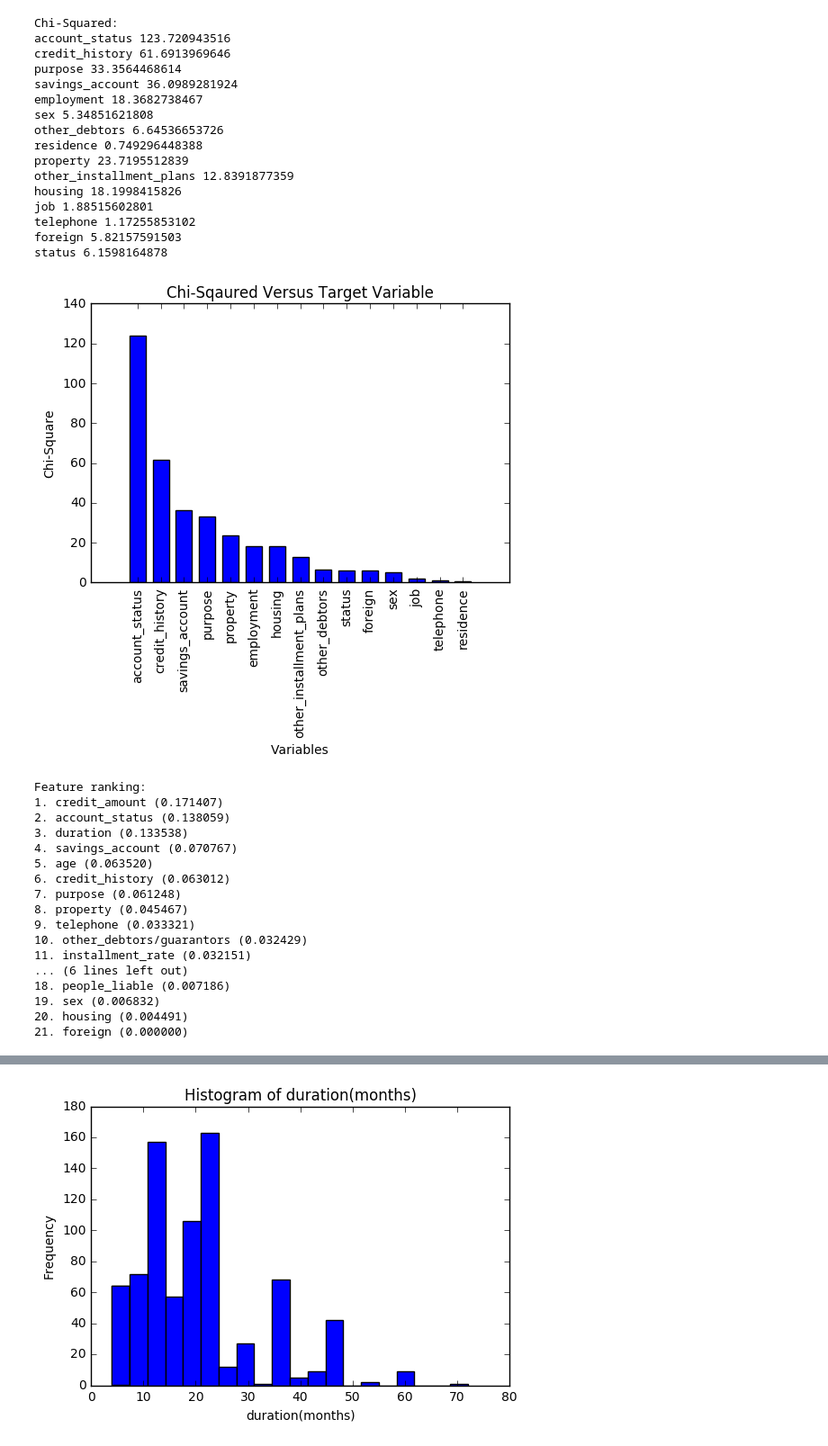
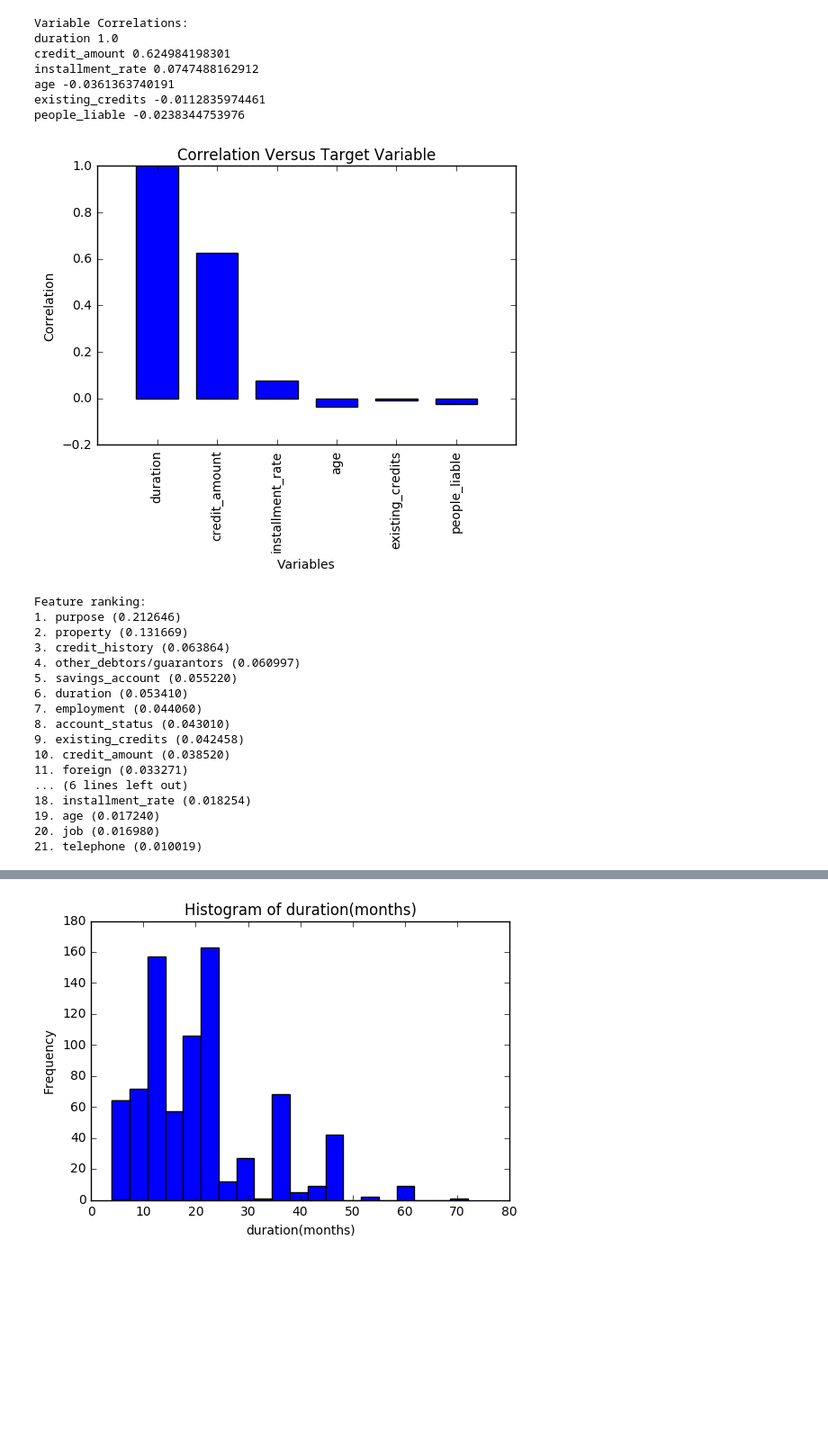
Before and after one commit to jonerra/German_Credit, a Jupyter notebook: StatExplore.ipynb, the cells around one changed output, grey strips where cells are left out. Shown: that part at 90% size. Cells and saved outputs as stored; diff of their text form; code cells hidden in the pictures; blank space fills up the shorter version.

```diff
--- a/StatExplore.ipynb
+++ b/StatExplore.ipynb
@@ -90,65 +90,56 @@ def explore(file, numfile, target):
     # clf = ExtraTreesClassifier(n_estimators=250, random_state=0)
     clf = DecisionTreeClassifier(random_state=0)
 
     # Fitting the decision tree
     clf.fit(X, y)
     importances = clf.feature_importances_
     indices = np.argsort(importances)[::-1]
     columns = []
     for i in indices:
         name = numdf.columns[i]
         columns.append(name)
 
     # Print the feature ranking
     print("Feature ranking:")
 
     for f in range(X.shape[1]):
         print("%d. %s (%f)" % (f + 1, columns[f], importances[indices[f]]))
 
     # Plot the feature importances of the forest
     plt.figure()
     plt.title("Variable Importance Versus Target Variable")
     plt.xlabel('Variables')
     plt.ylabel('Importance')
     plt.bar(range(X.shape[1]), importances[indices], color='r', align="center")
     plt.xticks(range(X.shape[1]), columns, rotation='90')
     plt.xlim([-1, X.shape[1]])
     plt.show()
 
 # explore('data/german_data_train.csv', 'data/proj_xls.csv', 'data/german_num_data_train.csv', 'fraud')
-explore('data/proj_xls.csv', 'data/german_num_data_train.csv', 'fraud')
+explore('data/proj_xls.csv', 'data/german_num_data_train.csv', 'duration')
 # %% [output]
-Chi-Squared:
-account_status 123.720943516
-credit_history 61.6913969646
-purpose 33.3564468614
-savings_account 36.0989281924
-employment 18.3682738467
-sex 5.34851621808
-other_debtors 6.64536653726
-residence 0.749296448388
-property 23.7195512839
-other_installment_plans 12.8391877359
-housing 18.1998415826
-job 1.88515602801
-telephone 1.17255853102
-foreign 5.82157591503
-status 6.1598164878
+Variable Correlations:
+duration 1.0
+credit_amount 0.624984198301
+installment_rate 0.0747488162912
+age -0.0361363740191
+existing_credits -0.0112835974461
+people_liable -0.0238344753976
-[figure, old version]
+[figure, new version]
 Feature ranking:
-1. credit_amount (0.171407)
-2. account_status (0.138059)
-3. duration (0.133538)
-4. savings_account (0.070767)
-5. age (0.063520)
-6. credit_history (0.063012)
-7. purpose (0.061248)
-8. property (0.045467)
-9. telephone (0.033321)
-10. other_debtors/guarantors (0.032429)
-11. installment_rate (0.032151)
+1. purpose (0.212646)
+2. property (0.131669)
+3. credit_history (0.063864)
+4. other_debtors/guarantors (0.060997)
+5. savings_account (0.055220)
+6. duration (0.053410)
+7. employment (0.044060)
+8. account_status (0.043010)
+9. existing_credits (0.042458)
+10. credit_amount (0.038520)
+11. foreign (0.033271)
 ... (6 lines left out)
-18. people_liable (0.007186)
-19. sex (0.006832)
-20. housing (0.004491)
-21. foreign (0.000000)
+18. installment_rate (0.018254)
+19. age (0.017240)
+20. job (0.016980)
+21. telephone (0.010019)
```
Also changed, not shown: parts of 1 cell of this notebook, 1 other file.
